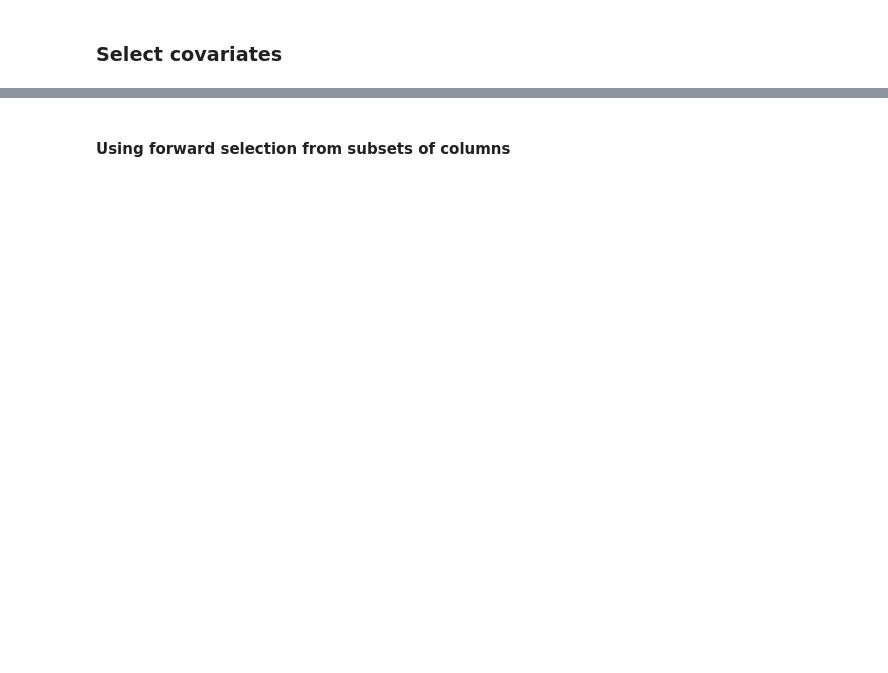
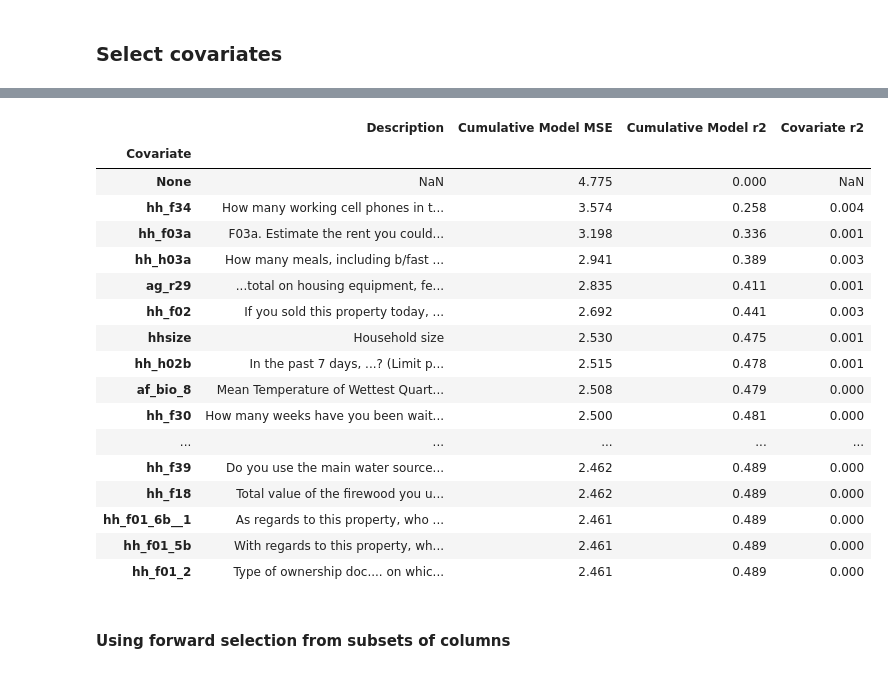
Before and after one commit to lselker13/eop, a Jupyter notebook: select_predictors/select_predictors.ipynb, the cells around one changed output, grey strips where cells are left out. Cells and saved outputs as stored; diff of their text form; code cells hidden in the pictures; blank space fills up the shorter version.

Commit message:
Many changes to cleaning and feat selection scripts

```diff
--- a/select_predictors/select_predictors.ipynb
+++ b/select_predictors/select_predictors.ipynb
@@ -34,8 +30,5 @@ def columns_equal(df, col1, col2):
 # %%
-data_path = Path('/home/selker/eop/data')
+data_path = Path('/home/selker/eop/data/malawi')
 
-malawi_directory = data_path / 'malawi'
-malawi_survey_directory_csv = malawi_directory / 'MWI_2019_IHS-V_v06_M_CSV'
-malawi_survey_directory_dta = malawi_directory / 'MWI_2019_IHS-V_v06_M_Stata'
-
-mosaiks_directory = data_path / 'mosaiks'
+# for reproducibility
+RANDOM_STATE=11
@@ -326,2 +37,5 @@ post-dropping: num columns 4213
+# %%
+malawi = pd.read_parquet(data_path / 'malawi_cleaned_2016.parquet')
+summary = pd.read_parquet(data_path / 'malawi_summary_2016.parquet')
 # %% [markdown]
 ### Select covariates
@@ -437,4 +221,5 @@ def forward_select_features(dataset, candidate_covariates, num_to_select=30, ran
 # %%
+%%time
 selected_covariates = forward_select_features(
-    malawi, malawi_covariate_columns, num_to_select = 30, random_state=11
+    malawi, covariates_to_consider, num_to_select = 30, random_state=RANDOM_STATE
 )
@@ -467,8 +229,27 @@ def add_univariate_r2(selected_covariates):
 # %%
-for_display = add_univariate_r2(selected_covariates)
+for_display = add_covariate_r2(selected_covariates)
 with pd.option_context('display.max_rows', 200, 'display.max_colwidth', 1):
 
     display(
-        for_display[['Covariate', 'Description', 'Cumulative Model MSE', 'Cumulative Model r2', 'Univariate r2']]
+        for_display[['Covariate', 'Description', 'Cumulative Model MSE', 'Cumulative Model r2', 'Covariate r2']]
         .set_index('Covariate')
     )
+# %% [output]
+|  | Description | Cumulative Model MSE | Cumulative Model r2 | Covariate r2 |
+| Covariate |  |  |  |  |
+| None | NaN | 4.775 | 0.000 | NaN |
+| hh_f34 | How many working cell phones in t... | 3.574 | 0.258 | 0.004 |
+| hh_f03a | F03a. Estimate the rent you could... | 3.198 | 0.336 | 0.001 |
+| hh_h03a | How many meals, including b/fast ... | 2.941 | 0.389 | 0.003 |
+| ag_r29 | ...total on housing equipment, fe... | 2.835 | 0.411 | 0.001 |
+| hh_f02 | If you sold this property today, ... | 2.692 | 0.441 | 0.003 |
+| hhsize | Household size | 2.530 | 0.475 | 0.001 |
+| hh_h02b | In the past 7 days, ...? (Limit p... | 2.515 | 0.478 | 0.001 |
+| af_bio_8 | Mean Temperature of Wettest Quart... | 2.508 | 0.479 | 0.000 |
+| hh_f30 | How many weeks have you been wait... | 2.500 | 0.481 | 0.000 |
+| ... | ... | ... | ... | ... |
+| hh_f39 | Do you use the main water source... | 2.462 | 0.489 | 0.000 |
+| hh_f18 | Total value of the firewood you u... | 2.462 | 0.489 | 0.000 |
+| hh_f01_6b__1 | As regards to this property, who ... | 2.461 | 0.489 | 0.000 |
+| hh_f01_5b | With regards to this property, wh... | 2.461 | 0.489 | 0.000 |
+| hh_f01_2 | Type of ownership doc.... on whic... | 2.461 | 0.489 | 0.000 |
```
Also changed, not shown: parts of 61 cells of this notebook, 14 other files.
